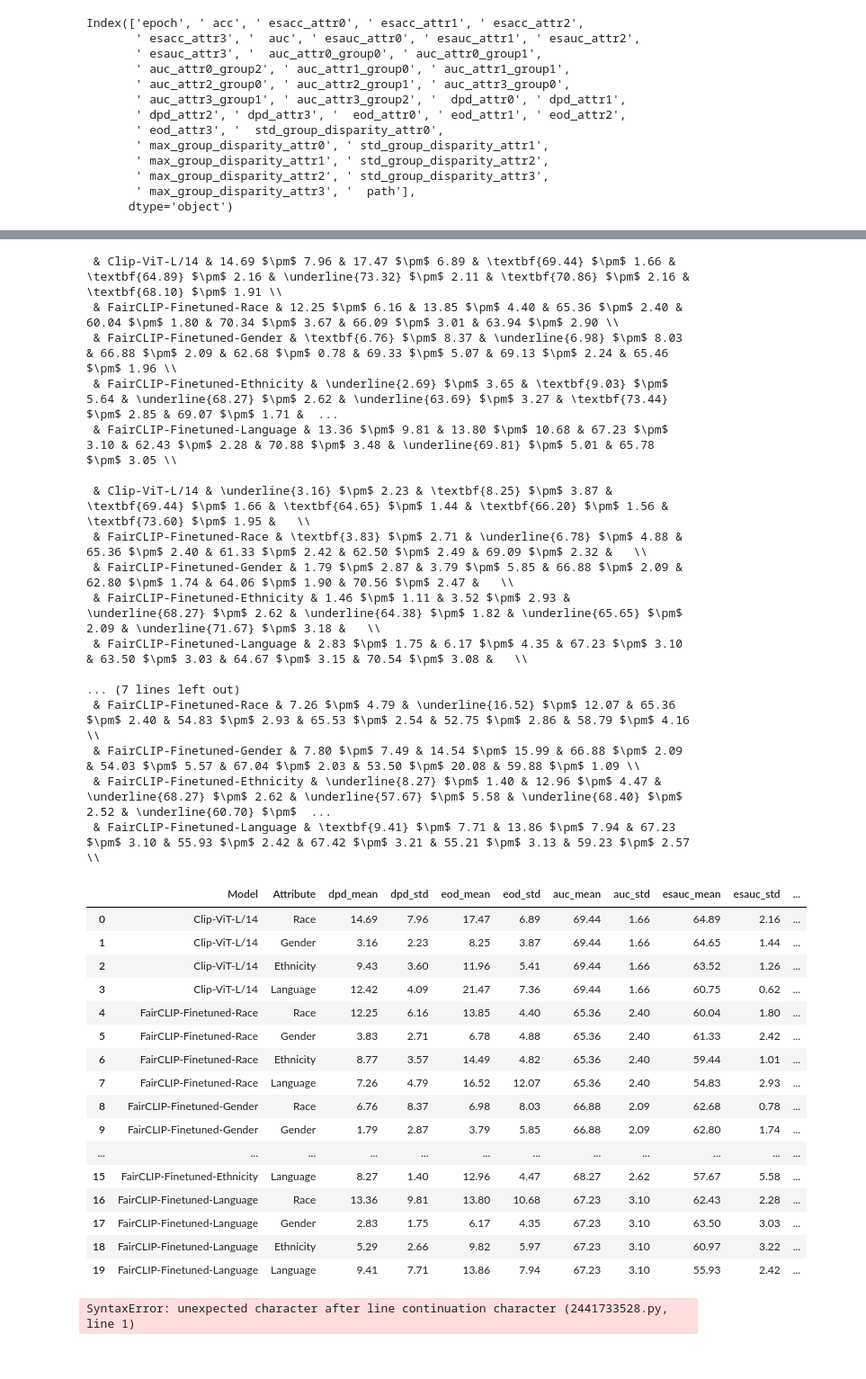
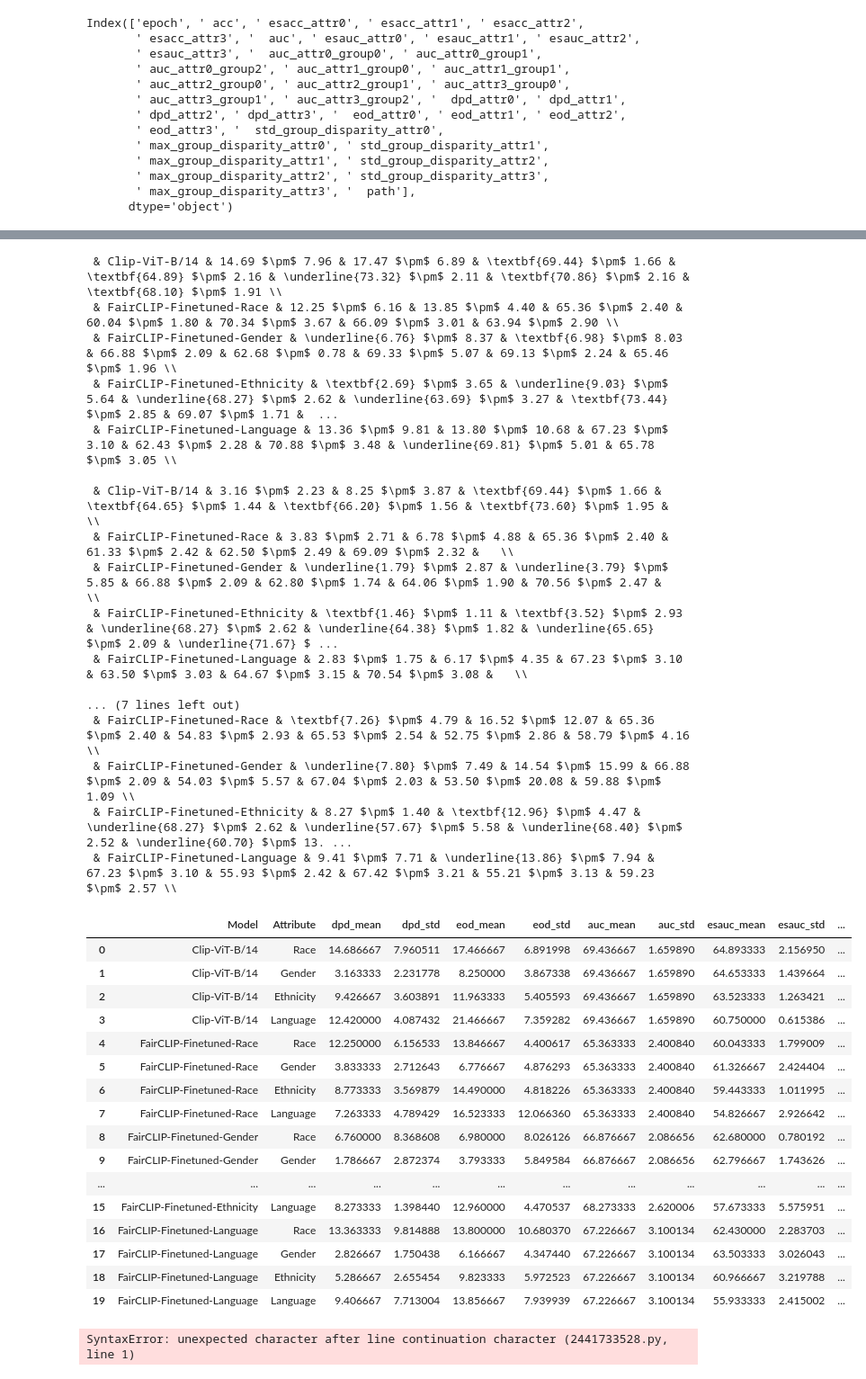
Before and after one commit to stanfris/FairCLIP_Reproducibility, a Jupyter notebook: experiments/showcase.ipynb, the cells around one changed output, grey strips where cells are left out. Shown at 90% size. Saved outputs shown, nothing was run; the diff lists cells and outputs as text; code cells hidden in the pictures.

```diff
--- a/experiments/showcase.ipynb
+++ b/experiments/showcase.ipynb
@@ -98,9 +98,7 @@ def get_results(df_results):
     df_results_gender = df_results[gender_columns].copy()
     df_results_ethnicity = df_results[ethnicity_columns].copy()
     df_results_language = df_results[language_columns].copy()
-
     grouped_params = [(race_columns, df_results_race, 'attr0', 'Race'), (gender_columns, df_results_gender, 'attr1', 'Gender'), (ethnicity_columns, df_results_ethnicity, 'attr2', 'Ethnicity'), (language_columns, df_results_language, 'attr3', 'Language')]
-
     # get mean and standard deviation for each column and add to df with appended name
     for (esacc_columns, partial_df, attr_idx, attr_name) in grouped_params:
         for col in esacc_columns:
@@ -119,9 +117,9 @@ def get_results(df_results):
         else:
             df_results_final = pd.concat([df_results_final, partial_df], ignore_index=True)
 
+
     # add column Attribute with value Race
     df_results_final.fillna(' ', inplace=True)
-
 
     # reorder columns
     order = ['Attribute','dpd_mean', 'dpd_std', 'eod_mean', 'eod_std', 'auc_mean', 'auc_std', 'esauc_mean', 'esauc_std', 'auc_group0_mean', 'auc_group0_std', 'auc_group1_mean', 'auc_group1_std', 'auc_group2_mean', 'auc_group2_std']
@@ -129,7 +127,6 @@ def get_results(df_results):
     # round auc mean and std to 2 decimals
     df_results_final['auc_mean'] = df_results_final['auc_mean'].mean()*100
     df_results_final['auc_std'] = df_results_final['auc_std'].mean()*100
-
     return df_results_final
 
 def print_results_latex(df_results_final):
@@ -172,7 +169,7 @@ def create_full_table(csv_paths):
         df_results = get_results(df_output)
         # add model name to df
         df_results.insert(0, 'Model', model_name)
-        if model_name == 'Clip-ViT-L/14':
+        if model_name == 'Clip-ViT-L/14' or model_name == 'Clip-ViT-B/14':
             df_results_final = df_results.copy()
         else:
             df_results_final = pd.concat([df_results_final, df_results], ignore_index=True)
@@ -222,48 +219,48 @@ display(df_results_final)
 | 18 | FairCLIP-Finetuned-Language | Ethnicity | 7.676667 | 6.357093 | 9.873333 | 4.874467 | 68.440000 | 4.103657 | 64.823333 | 4.232048 | ... |
 | 19 | FairCLIP-Finetuned-Language | Language | 15.460000 | 4.564767 | 27.456667 | 3.961570 | 68.440000 | 4.103657 | 62.576667 | 3.700275 | ... |
 # %%
-csv_paths = [['../results/best_vit-b16_slo_fundus.csv', 'Clip-ViT-L/14'], ['../results/best_vit-b16_slo_fundus_race_FairCLIP.csv', 'FairCLIP-Finetuned-Race'], ['../results/best_vit-b16_slo_fundus_gender_FairCLIP.csv', 'FairCLIP-Finetuned-Gender'], ['../results/best_vit-b16_slo_fundus_ethnicity_FairCLIP.csv','FairCLIP-Finetuned-Ethnicity'], ['../results/best_vit-b16_slo_fundus_language_FairCLIP.csv', 'FairCLIP-Finetuned-Language']]
+csv_paths = [['../results/best_vit-b16_slo_fundus.csv', 'Clip-ViT-B/14'], ['../results/best_vit-b16_slo_fundus_race_FairCLIP.csv', 'FairCLIP-Finetuned-Race'], ['../results/best_vit-b16_slo_fundus_gender_FairCLIP.csv', 'FairCLIP-Finetuned-Gender'], ['../results/best_vit-b16_slo_fundus_ethnicity_FairCLIP.csv','FairCLIP-Finetuned-Ethnicity'], ['../results/best_vit-b16_slo_fundus_language_FairCLIP.csv', 'FairCLIP-Finetuned-Language']]
 
-df_results_final = create_full_table(csv_paths)
+df_result = create_full_table(csv_paths)
 
-print_results_latex(df_results_final)
+print_results_latex(df_result)
 
-display(df_results_final)
+display(df_result)
 # %% [output]
- & Clip-ViT-L/14 & 14.69 $\pm$ 7.96 & 17.47 $\pm$ 6.89 & \textbf{69.44} $\pm$ 1.66 & \textbf{64.89} $\pm$ 2.16 & \underline{73.32} $\pm$ 2.11 & \textbf{70.86} $\pm$ 2.16 & \textbf{68.10} $\pm$ 1.91 \\
+ & Clip-ViT-B/14 & 14.69 $\pm$ 7.96 & 17.47 $\pm$ 6.89 & \textbf{69.44} $\pm$ 1.66 & \textbf{64.89} $\pm$ 2.16 & \underline{73.32} $\pm$ 2.11 & \textbf{70.86} $\pm$ 2.16 & \textbf{68.10} $\pm$ 1.91 \\
  & FairCLIP-Finetuned-Race & 12.25 $\pm$ 6.16 & 13.85 $\pm$ 4.40 & 65.36 $\pm$ 2.40 & 60.04 $\pm$ 1.80 & 70.34 $\pm$ 3.67 & 66.09 $\pm$ 3.01 & 63.94 $\pm$ 2.90 \\
- & FairCLIP-Finetuned-Gender & \textbf{6.76} $\pm$ 8.37 & \underline{6.98} $\pm$ 8.03 & 66.88 $\pm$ 2.09 & 62.68 $\pm$ 0.78 & 69.33 $\pm$ 5.07 & 69.13 $\pm$ 2.24 & 65.46 $\pm$ 1.96 \\
- & FairCLIP-Finetuned-Ethnicity & \underline{2.69} $\pm$ 3.65 & \textbf{9.03} $\pm$ 5.64 & \underline{68.27} $\pm$ 2.62 & \underline{63.69} $\pm$ 3.27 & \textbf{73.44} $\pm$ 2.85 & 69.07 $\pm$ 1.71 &  ...
+ & FairCLIP-Finetuned-Gender & \underline{6.76} $\pm$ 8.37 & \textbf{6.98} $\pm$ 8.03 & 66.88 $\pm$ 2.09 & 62.68 $\pm$ 0.78 & 69.33 $\pm$ 5.07 & 69.13 $\pm$ 2.24 & 65.46 $\pm$ 1.96 \\
+ & FairCLIP-Finetuned-Ethnicity & \textbf{2.69} $\pm$ 3.65 & \underline{9.03} $\pm$ 5.64 & \underline{68.27} $\pm$ 2.62 & \underline{63.69} $\pm$ 3.27 & \textbf{73.44} $\pm$ 2.85 & 69.07 $\pm$ 1.71 &  ...
  & FairCLIP-Finetuned-Language & 13.36 $\pm$ 9.81 & 13.80 $\pm$ 10.68 & 67.23 $\pm$ 3.10 & 62.43 $\pm$ 2.28 & 70.88 $\pm$ 3.48 & \underline{69.81} $\pm$ 5.01 & 65.78 $\pm$ 3.05 \\
 
- & Clip-ViT-L/14 & \underline{3.16} $\pm$ 2.23 & \textbf{8.25} $\pm$ 3.87 & \textbf{69.44} $\pm$ 1.66 & \textbf{64.65} $\pm$ 1.44 & \textbf{66.20} $\pm$ 1.56 & \textbf{73.60} $\pm$ 1.95 &   \\
- & FairCLIP-Finetuned-Race & \textbf{3.83} $\pm$ 2.71 & \underline{6.78} $\pm$ 4.88 & 65.36 $\pm$ 2.40 & 61.33 $\pm$ 2.42 & 62.50 $\pm$ 2.49 & 69.09 $\pm$ 2.32 &   \\
- & FairCLIP-Finetuned-Gender & 1.79 $\pm$ 2.87 & 3.79 $\pm$ 5.85 & 66.88 $\pm$ 2.09 & 62.80 $\pm$ 1.74 & 64.06 $\pm$ 1.90 & 70.56 $\pm$ 2.47 &   \\
- & FairCLIP-Finetuned-Ethnicity & 1.46 $\pm$ 1.11 & 3.52 $\pm$ 2.93 & \underline{68.27} $\pm$ 2.62 & \underline{64.38} $\pm$ 1.82 & \underline{65.65} $\pm$ 2.09 & \underline{71.67} $\pm$ 3.18 &   \\
+ & Clip-ViT-B/14 & 3.16 $\pm$ 2.23 & 8.25 $\pm$ 3.87 & \textbf{69.44} $\pm$ 1.66 & \textbf{64.65} $\pm$ 1.44 & \textbf{66.20} $\pm$ 1.56 & \textbf{73.60} $\pm$ 1.95 &   \\
+ & FairCLIP-Finetuned-Race & 3.83 $\pm$ 2.71 & 6.78 $\pm$ 4.88 & 65.36 $\pm$ 2.40 & 61.33 $\pm$ 2.42 & 62.50 $\pm$ 2.49 & 69.09 $\pm$ 2.32 &   \\
+ & FairCLIP-Finetuned-Gender & \underline{1.79} $\pm$ 2.87 & \underline{3.79} $\pm$ 5.85 & 66.88 $\pm$ 2.09 & 62.80 $\pm$ 1.74 & 64.06 $\pm$ 1.90 & 70.56 $\pm$ 2.47 &   \\
+ & FairCLIP-Finetuned-Ethnicity & \textbf{1.46} $\pm$ 1.11 & \textbf{3.52} $\pm$ 2.93 & \underline{68.27} $\pm$ 2.62 & \underline{64.38} $\pm$ 1.82 & \underline{65.65} $\pm$ 2.09 & \underline{71.67} $ ...
  & FairCLIP-Finetuned-Language & 2.83 $\pm$ 1.75 & 6.17 $\pm$ 4.35 & 67.23 $\pm$ 3.10 & 63.50 $\pm$ 3.03 & 64.67 $\pm$ 3.15 & 70.54 $\pm$ 3.08 &   \\
 
 ... (7 lines left out)
- & FairCLIP-Finetuned-Race & 7.26 $\pm$ 4.79 & \underline{16.52} $\pm$ 12.07 & 65.36 $\pm$ 2.40 & 54.83 $\pm$ 2.93 & 65.53 $\pm$ 2.54 & 52.75 $\pm$ 2.86 & 58.79 $\pm$ 4.16 \\
- & FairCLIP-Finetuned-Gender & 7.80 $\pm$ 7.49 & 14.54 $\pm$ 15.99 & 66.88 $\pm$ 2.09 & 54.03 $\pm$ 5.57 & 67.04 $\pm$ 2.03 & 53.50 $\pm$ 20.08 & 59.88 $\pm$ 1.09 \\
- & FairCLIP-Finetuned-Ethnicity & \underline{8.27} $\pm$ 1.40 & 12.96 $\pm$ 4.47 & \underline{68.27} $\pm$ 2.62 & \underline{57.67} $\pm$ 5.58 & \underline{68.40} $\pm$ 2.52 & \underline{60.70} $\pm$  ...
- & FairCLIP-Finetuned-Language & \textbf{9.41} $\pm$ 7.71 & 13.86 $\pm$ 7.94 & 67.23 $\pm$ 3.10 & 55.93 $\pm$ 2.42 & 67.42 $\pm$ 3.21 & 55.21 $\pm$ 3.13 & 59.23 $\pm$ 2.57 \\
+ & FairCLIP-Finetuned-Race & \textbf{7.26} $\pm$ 4.79 & 16.52 $\pm$ 12.07 & 65.36 $\pm$ 2.40 & 54.83 $\pm$ 2.93 & 65.53 $\pm$ 2.54 & 52.75 $\pm$ 2.86 & 58.79 $\pm$ 4.16 \\
+ & FairCLIP-Finetuned-Gender & \underline{7.80} $\pm$ 7.49 & 14.54 $\pm$ 15.99 & 66.88 $\pm$ 2.09 & 54.03 $\pm$ 5.57 & 67.04 $\pm$ 2.03 & 53.50 $\pm$ 20.08 & 59.88 $\pm$ 1.09 \\
+ & FairCLIP-Finetuned-Ethnicity & 8.27 $\pm$ 1.40 & \textbf{12.96} $\pm$ 4.47 & \underline{68.27} $\pm$ 2.62 & \underline{57.67} $\pm$ 5.58 & \underline{68.40} $\pm$ 2.52 & \underline{60.70} $\pm$ 13. ...
+ & FairCLIP-Finetuned-Language & 9.41 $\pm$ 7.71 & \underline{13.86} $\pm$ 7.94 & 67.23 $\pm$ 3.10 & 55.93 $\pm$ 2.42 & 67.42 $\pm$ 3.21 & 55.21 $\pm$ 3.13 & 59.23 $\pm$ 2.57 \\
 |  | Model | Attribute | dpd_mean | dpd_std | eod_mean | eod_std | auc_mean | auc_std | esauc_mean | esauc_std | ... |
-| 0 | Clip-ViT-L/14 | Race | 14.69 | 7.96 | 17.47 | 6.89 | 69.44 | 1.66 | 64.89 | 2.16 | ... |
-| 1 | Clip-ViT-L/14 | Gender | 3.16 | 2.23 | 8.25 | 3.87 | 69.44 | 1.66 | 64.65 | 1.44 | ... |
-| 2 | Clip-ViT-L/14 | Ethnicity | 9.43 | 3.60 | 11.96 | 5.41 | 69.44 | 1.66 | 63.52 | 1.26 | ... |
-| 3 | Clip-ViT-L/14 | Language | 12.42 | 4.09 | 21.47 | 7.36 | 69.44 | 1.66 | 60.75 | 0.62 | ... |
-| 4 | FairCLIP-Finetuned-Race | Race | 12.25 | 6.16 | 13.85 | 4.40 | 65.36 | 2.40 | 60.04 | 1.80 | ... |
-| 5 | FairCLIP-Finetuned-Race | Gender | 3.83 | 2.71 | 6.78 | 4.88 | 65.36 | 2.40 | 61.33 | 2.42 | ... |
-| 6 | FairCLIP-Finetuned-Race | Ethnicity | 8.77 | 3.57 | 14.49 | 4.82 | 65.36 | 2.40 | 59.44 | 1.01 | ... |
-| 7 | FairCLIP-Finetuned-Race | Language | 7.26 | 4.79 | 16.52 | 12.07 | 65.36 | 2.40 | 54.83 | 2.93 | ... |
-| 8 | FairCLIP-Finetuned-Gender | Race | 6.76 | 8.37 | 6.98 | 8.03 | 66.88 | 2.09 | 62.68 | 0.78 | ... |
-| 9 | FairCLIP-Finetuned-Gender | Gender | 1.79 | 2.87 | 3.79 | 5.85 | 66.88 | 2.09 | 62.80 | 1.74 | ... |
+| 0 | Clip-ViT-B/14 | Race | 14.686667 | 7.960511 | 17.466667 | 6.891998 | 69.436667 | 1.659890 | 64.893333 | 2.156950 | ... |
+| 1 | Clip-ViT-B/14 | Gender | 3.163333 | 2.231778 | 8.250000 | 3.867338 | 69.436667 | 1.659890 | 64.653333 | 1.439664 | ... |
+| 2 | Clip-ViT-B/14 | Ethnicity | 9.426667 | 3.603891 | 11.963333 | 5.405593 | 69.436667 | 1.659890 | 63.523333 | 1.263421 | ... |
+| 3 | Clip-ViT-B/14 | Language | 12.420000 | 4.087432 | 21.466667 | 7.359282 | 69.436667 | 1.659890 | 60.750000 | 0.615386 | ... |
+| 4 | FairCLIP-Finetuned-Race | Race | 12.250000 | 6.156533 | 13.846667 | 4.400617 | 65.363333 | 2.400840 | 60.043333 | 1.799009 | ... |
+| 5 | FairCLIP-Finetuned-Race | Gender | 3.833333 | 2.712643 | 6.776667 | 4.876293 | 65.363333 | 2.400840 | 61.326667 | 2.424404 | ... |
+| 6 | FairCLIP-Finetuned-Race | Ethnicity | 8.773333 | 3.569879 | 14.490000 | 4.818226 | 65.363333 | 2.400840 | 59.443333 | 1.011995 | ... |
+| 7 | FairCLIP-Finetuned-Race | Language | 7.263333 | 4.789429 | 16.523333 | 12.066360 | 65.363333 | 2.400840 | 54.826667 | 2.926642 | ... |
+| 8 | FairCLIP-Finetuned-Gender | Race | 6.760000 | 8.368608 | 6.980000 | 8.026126 | 66.876667 | 2.086656 | 62.680000 | 0.780192 | ... |
+| 9 | FairCLIP-Finetuned-Gender | Gender | 1.786667 | 2.872374 | 3.793333 | 5.849584 | 66.876667 | 2.086656 | 62.796667 | 1.743626 | ... |
 | ... | ... | ... | ... | ... | ... | ... | ... | ... | ... | ... | ... |
-| 15 | FairCLIP-Finetuned-Ethnicity | Language | 8.27 | 1.40 | 12.96 | 4.47 | 68.27 | 2.62 | 57.67 | 5.58 | ... |
-| 16 | FairCLIP-Finetuned-Language | Race | 13.36 | 9.81 | 13.80 | 10.68 | 67.23 | 3.10 | 62.43 | 2.28 | ... |
-| 17 | FairCLIP-Finetuned-Language | Gender | 2.83 | 1.75 | 6.17 | 4.35 | 67.23 | 3.10 | 63.50 | 3.03 | ... |
-| 18 | FairCLIP-Finetuned-Language | Ethnicity | 5.29 | 2.66 | 9.82 | 5.97 | 67.23 | 3.10 | 60.97 | 3.22 | ... |
-| 19 | FairCLIP-Finetuned-Language | Language | 9.41 | 7.71 | 13.86 | 7.94 | 67.23 | 3.10 | 55.93 | 2.42 | ... |
+| 15 | FairCLIP-Finetuned-Ethnicity | Language | 8.273333 | 1.398440 | 12.960000 | 4.470537 | 68.273333 | 2.620006 | 57.673333 | 5.575951 | ... |
+| 16 | FairCLIP-Finetuned-Language | Race | 13.363333 | 9.814888 | 13.800000 | 10.680370 | 67.226667 | 3.100134 | 62.430000 | 2.283703 | ... |
+| 17 | FairCLIP-Finetuned-Language | Gender | 2.826667 | 1.750438 | 6.166667 | 4.347440 | 67.226667 | 3.100134 | 63.503333 | 3.026043 | ... |
+| 18 | FairCLIP-Finetuned-Language | Ethnicity | 5.286667 | 2.655454 | 9.823333 | 5.972523 | 67.226667 | 3.100134 | 60.966667 | 3.219788 | ... |
+| 19 | FairCLIP-Finetuned-Language | Language | 9.406667 | 7.713004 | 13.856667 | 7.939939 | 67.226667 | 3.100134 | 55.933333 | 2.415002 | ... |
 # %%
 \begin{table*}[ht]
 \centering
```
Also changed, not shown: 1 other file.
